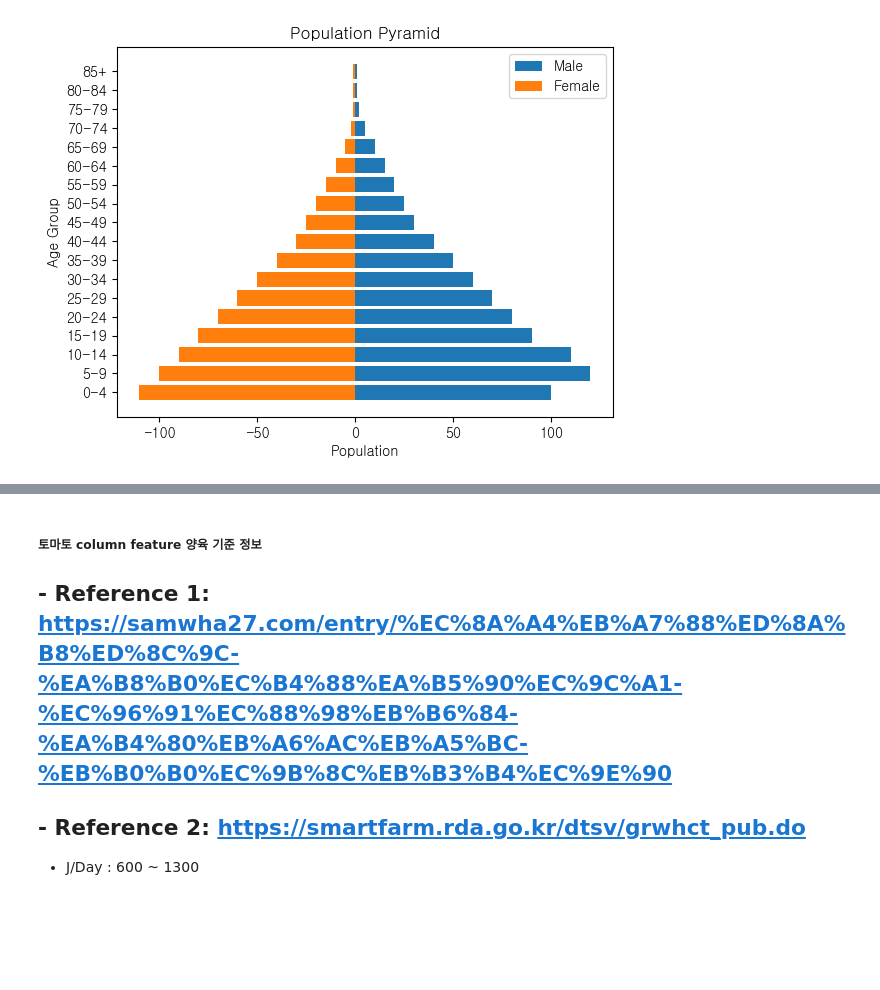
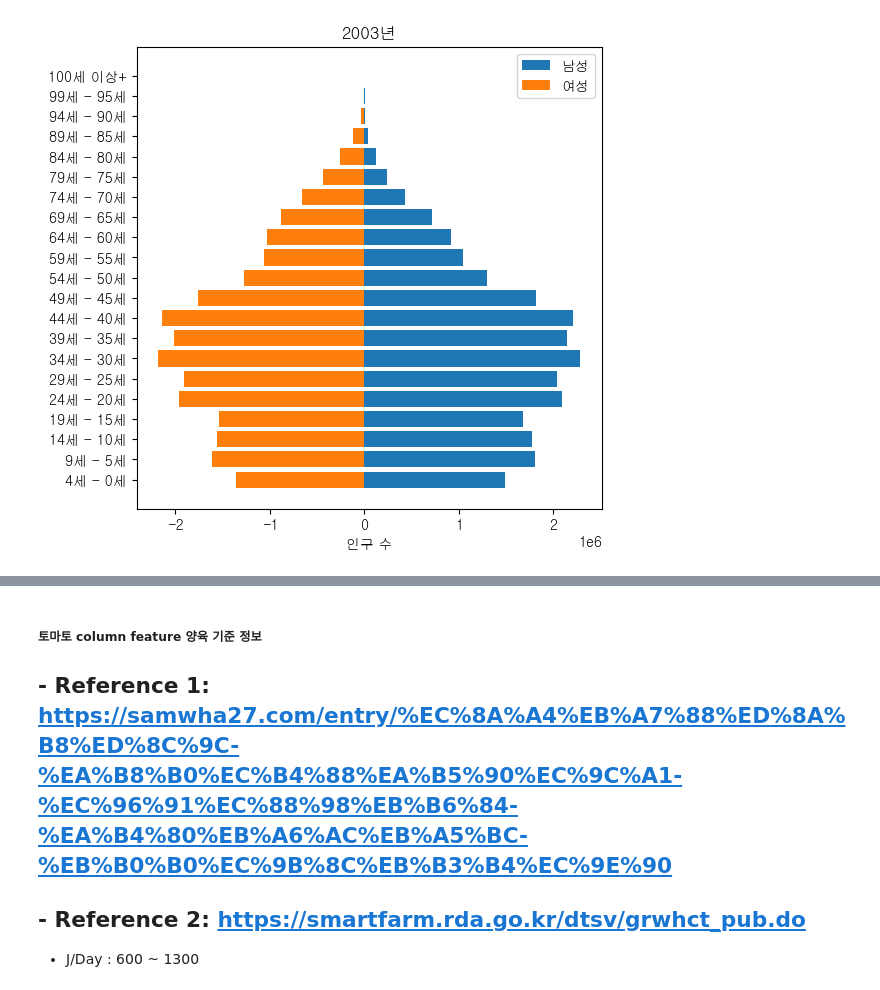
Before and after one commit to naleetwo/FinalProject, a Jupyter notebook: Code/SeokwonNa/스마트팜 ppt 데이터 시각화.ipynb, the cells around one changed output, grey strips where cells are left out. Drawn from its saved outputs; the diff is of its cells as text; code cells hidden in the pictures; blank space fills up the shorter version.

Commit message:
Update 스마트팜 ppt 데이터 시각화.ipynb
Final Project 스마트팜 ppt 데이터 시각화 코드입니다.

```diff
--- a/Code/SeokwonNa/스마트팜 ppt 데이터 시각화.ipynb
+++ b/Code/SeokwonNa/스마트팜 ppt 데이터 시각화.ipynb
@@ -18,30 +18,53 @@ plt.rc("font", family = font_name)
 
 import matplotlib as mlp
 mlp.rcParams["axes.unicode_minus"]= False
-# %%
-import matplotlib.pyplot as plt
-
-# 데이터 설정
-age_groups = ['0-4', '5-9', '10-14', '15-19', '20-24', '25-29', '30-34', '35-39', '40-44', '45-49', '50-54', '55-59', '60-64', '65-69', '70-74', '75-79', '80-84', '85+']
-male_population = [100, 120, 110, 90, 80, 70, 60, 50, 40, 30, 25, 20, 15, 10, 5, 2, 1, 1]
-female_population = [110, 100, 90, 80, 70, 60, 50, 40, 30, 25, 20, 15, 10, 5, 2, 1, 1, 1]
-
-# 그래프 그리기
-fig, ax = plt.subplots()
-
-# 남성 인구 그리기
-ax.barh(age_groups, male_population, label='Male')
-
-# 여성 인구 그리기
-ax.barh(age_groups, [-x for x in female_population], label='Female')
-
-# 축 설정
-ax.set_xlabel('Population')
-ax.set_ylabel('Age Group')
-ax.set_title('Population Pyramid')
-ax.legend()
-
-# 그래프 보여주기
-plt.show()
-# %% [output]
-[figure, removed]
+# %%
+import pandas as pd
+import matplotlib.pyplot as plt
+
+# Excel 파일에서 데이터 읽기
+pop_pyramid = pd.read_excel(
+    "C:/seokwonna/pythonwork/AI/FinalProject/데이터 시각화/연도별 인구 추계 피라미드.xls", header=1)
+
+# 내림차순으로 연령 그룹 생성
+age_groups = []
+for i in range(len(pop_pyramid)-1, -1, -5):
+    if i - 4 >= 0:
+        age_group = f"{pop_pyramid['연령'][i-4]} - {pop_pyramid['연령'][i]}"
+    else:
+        age_group = f"{pop_pyramid['연령'][i]}+"
+    age_groups.append(age_group)
+
+# 연령 그룹 역순으로 변경
+age_groups = age_groups[::-1]
+
+# 각 연령 그룹에 해당하는 전체 인구 계산
+male_population = []
+female_population = []
+for i in range(len(pop_pyramid)-1, -1, -5):
+    male_pop = pop_pyramid['남자'][i-4:i+1].sum()
+    female_pop = pop_pyramid['여자'][i-4:i+1].sum()
+    male_population.append(male_pop)
+    female_population.append(female_pop)
+
+# 그래프 생성
+fig, ax = plt.subplots(figsize = (6,6))
+
+# 남성 인구 그래프 (양수 값)
+ax.barh(age_groups[::-1], male_population, label='남성')  # 연령 그룹 역순으로 전달
+
+# 여성 인구 그래프 (음수 값, 왼쪽에 표시되도록)
+ax.barh(age_groups[::-1], [-x for x in female_population],
+        label='여성')  # 연령 그룹 역순으로 전달
+
+# 축 레이블과 제목 설정
+ax.set_xlabel('인구 수')
+ax.set_title('2003년')
+
+# 범례 추가
+ax.legend()
+
+# 그래프 보여주기
+plt.show()
+# %% [output]
+[figure, added]
```
Also changed, not shown: parts of 24 cells of this notebook.
